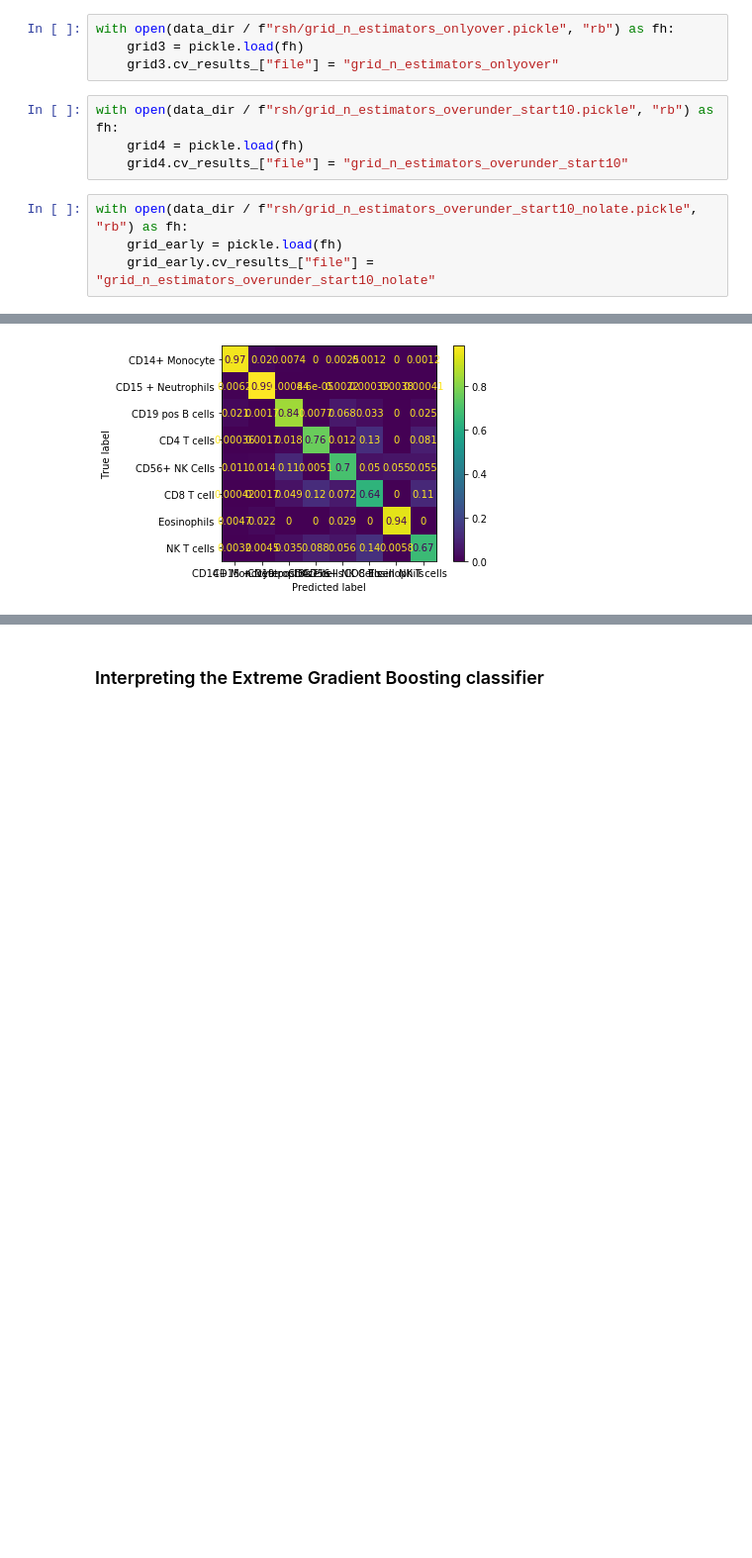
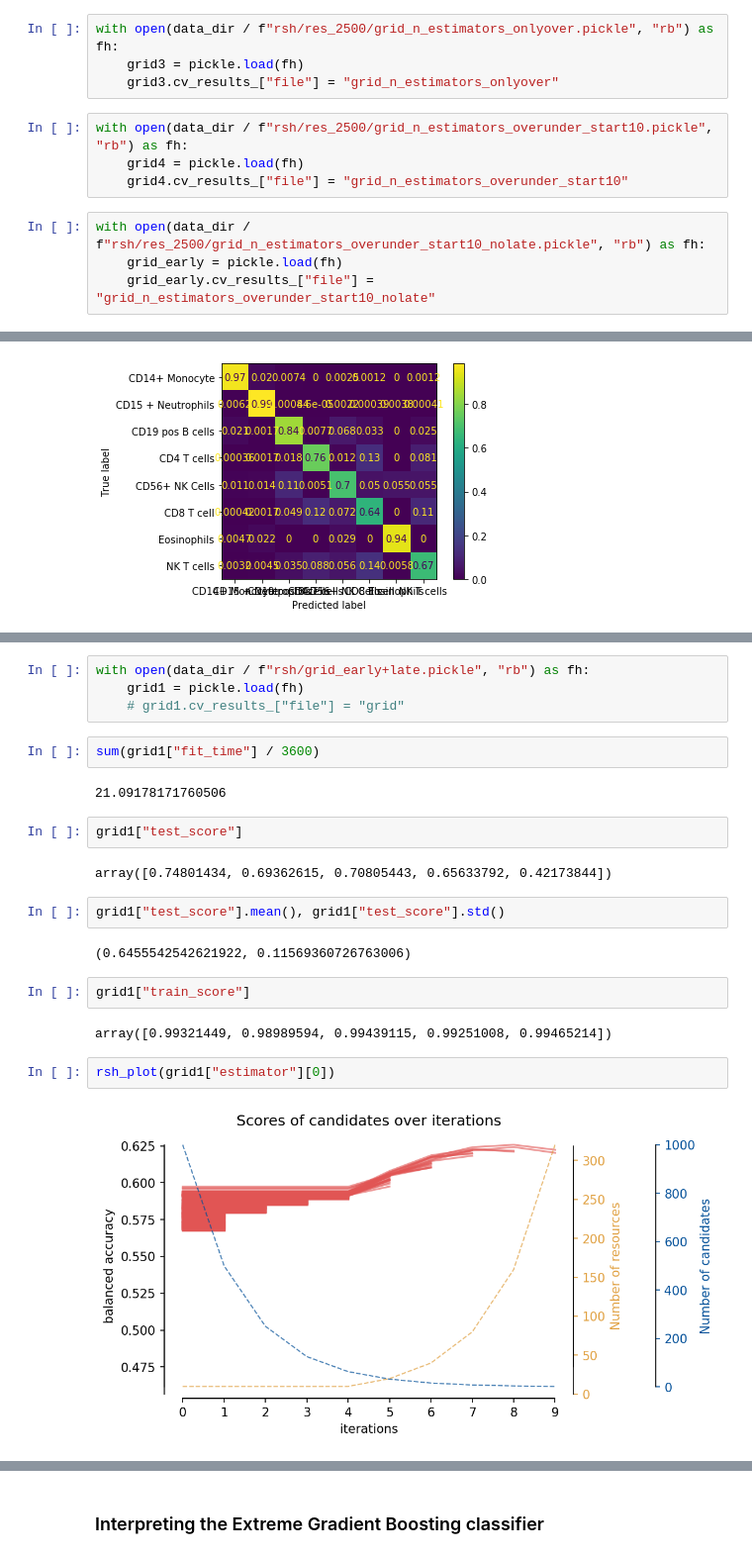
Before and after one commit to harel-coffee/SCIP-use-case-workflows-auto, a Jupyter notebook: notebooks/Stain-free Leukocyte Prediction.ipynb, the cells around one changed output, grey strips where cells are left out. Shown at 99% size. Drawn from its saved outputs; the diff is of its cells as text; blank space fills up the shorter version.

```diff
--- a/notebooks/Stain-free Leukocyte Prediction.ipynb
+++ b/notebooks/Stain-free Leukocyte Prediction.ipynb
@@ -393,15 +400,15 @@ with open(data_dir / f"rsh/grid2.pickle", "rb") as fh:
     grid2 = pickle.load(fh)
     grid2.cv_results_["file"] = "grid2"
 # %%
-with open(data_dir / f"rsh/grid_n_estimators_onlyover.pickle", "rb") as fh:
+with open(data_dir / f"rsh/res_2500/grid_n_estimators_onlyover.pickle", "rb") as fh:
     grid3 = pickle.load(fh)
     grid3.cv_results_["file"] = "grid_n_estimators_onlyover"
 # %%
-with open(data_dir / f"rsh/grid_n_estimators_overunder_start10.pickle", "rb") as fh:
+with open(data_dir / f"rsh/res_2500/grid_n_estimators_overunder_start10.pickle", "rb") as fh:
     grid4 = pickle.load(fh)
     grid4.cv_results_["file"] = "grid_n_estimators_overunder_start10"
 # %%
-with open(data_dir / f"rsh/grid_n_estimators_overunder_start10_nolate.pickle", "rb") as fh:
+with open(data_dir / f"rsh/res_2500/grid_n_estimators_overunder_start10_nolate.pickle", "rb") as fh:
     grid_early = pickle.load(fh)
     grid_early.cv_results_["file"] = "grid_n_estimators_overunder_start10_nolate"
 # %%
@@ -525,0 +570,24 @@ ConfusionMatrixDisplay.from_predictions(y_test, preds, display_labels=enc.classe
+# %%
+with open(data_dir / f"rsh/grid_early+late.pickle", "rb") as fh:
+    grid1 = pickle.load(fh)
+    # grid1.cv_results_["file"] = "grid"
+# %%
+sum(grid1["fit_time"] / 3600)
+# %% [output]
+21.09178171760506
+# %%
+grid1["test_score"]
+# %% [output]
+array([0.74801434, 0.69362615, 0.70805443, 0.65633792, 0.42173844])
+# %%
+grid1["test_score"].mean(), grid1["test_score"].std()
+# %% [output]
+(0.6455542542621922, 0.11569360726763006)
+# %%
+grid1["train_score"]
+# %% [output]
+array([0.99321449, 0.98989594, 0.99439115, 0.99251008, 0.99465214])
+# %%
+rsh_plot(grid1["estimator"][0])
+# %% [output]
+[figure, added]
```
Also changed, not shown: parts of 26 cells of this notebook, 3 other files.
